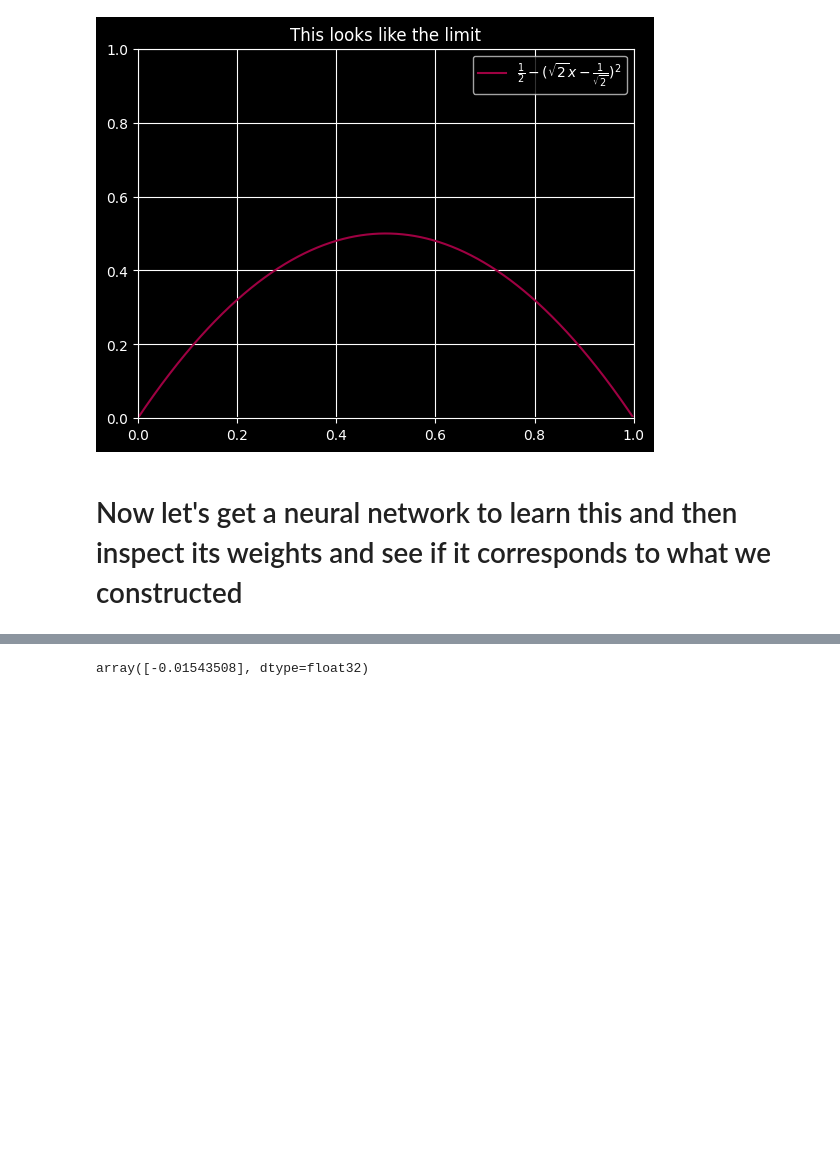
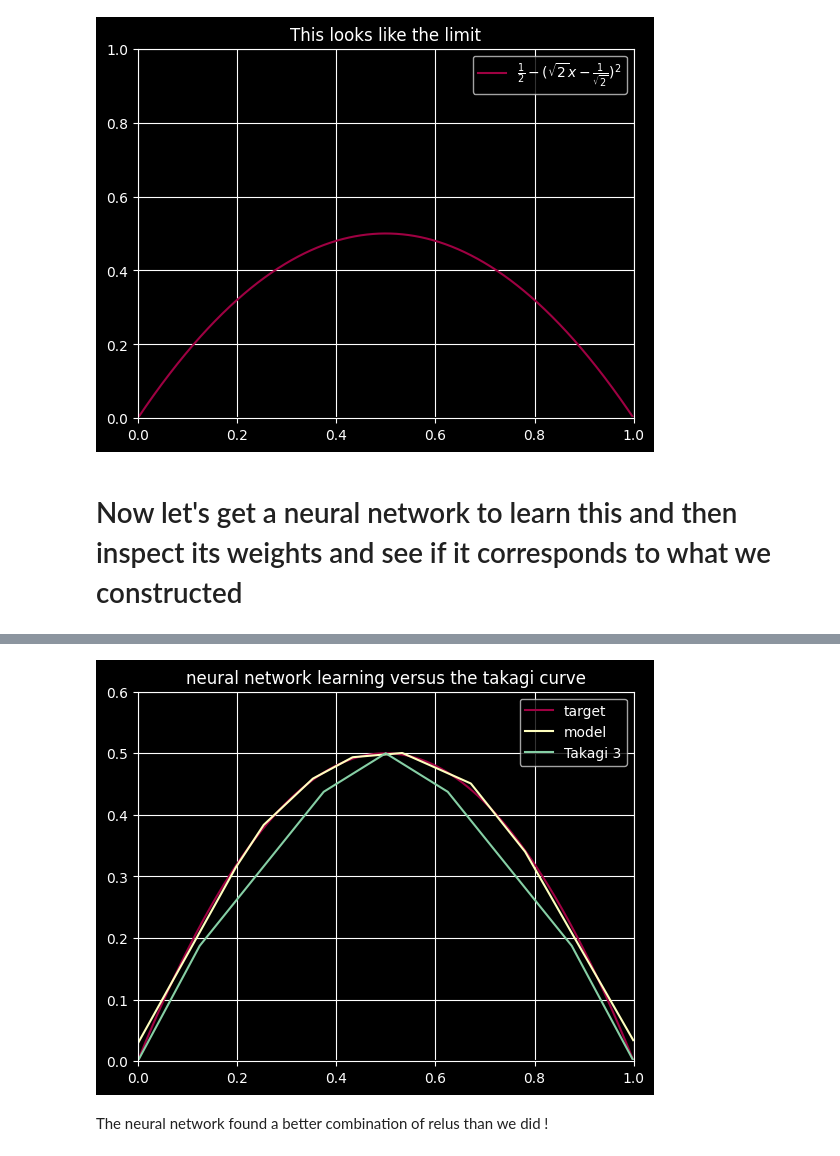
Before and after one commit to Hadrien-Cornier/cool-nn-stuff, a Jupyter notebook: 1 - All Polynomials From Relus/polynomials_from_relus.ipynb, the cells around one changed output, grey strips where cells are left out. Saved outputs shown, nothing was run; the diff lists cells and outputs as text; code cells hidden in the pictures; blank space fills up the shorter version.

Commit message:
finished training and comparison and the NN is better than us

```diff
--- a/1 - All Polynomials From Relus/polynomials_from_relus.ipynb
+++ b/1 - All Polynomials From Relus/polynomials_from_relus.ipynb
@@ -208,34 +242,63 @@ from tinygrad import nn
 # %%
-HIDDEN_UNITS = 4
-LEARNING_RATE = 0.01
-TRAIN_STEPS = 100
-BATCH_SIZE = 32
 # First we generate the X2 data from the takagi sum
 class Model:
 
-    def __init__(self, hidden_state=HIDDEN_UNITS) -> None:
-        self.l1 = nn.Linear(1, hidden_state)
-        self.l2 = nn.Linear(hidden_state, 1)
+    def __init__(self, hidden_state: int) -> None:
+        self.hidden_layer = nn.Linear(1, hidden_state)
+        self.output_layer = nn.Linear(hidden_state, 1)
 
     def __call__(self, x: Tensor) -> Tensor:
-        return self.l2(self.l1(x).relu())
+        return self.output_layer(self.hidden_layer(x).relu())
+
+    def L1(self) -> Tensor:
+        return self.hidden_layer.weight.abs().sum() + self.hidden_layer.bias.abs().sum() + self.output_layer.weight.abs().sum() + self.output_layer.bias.abs().sum()
+
+    def L2(self) -> Tensor:
+        return self.hidden_layer.weight.square().sum() + self.hidden_layer.bias.square().sum() + self.output_layer.weight.square().sum() + self.output_layer.bias.square().sum()
 
 def target(x: Tensor) -> Tensor:
     return 0.5-((2**0.5)*x-1/(2**0.5))**2
 
-model = Model()
-opt = nn.optim.Adam(nn.state.get_parameters(model), lr=LEARNING_RATE)
 
-def train_step(x:Tensor, y:Tensor) -> Tensor:
+def train_step(x:Tensor, y:Tensor, model: Model, opt: nn.optim.LAMB, lr_schedule: LR_Scheduler) -> Tensor:
     y_pred = model(x)
-    loss = (y_pred - y).square().mean()
+    loss = (y_pred - y).square().mean() + 0.0001 * (model.L2())# + 0.0001 * (model.L2())
     opt.zero_grad()
     loss.backward()
     opt.step()
+    lr_schedule.step()
     return loss
 
-for i in range(TRAIN_STEPS):
-      samples = Tensor.rand(BATCH_SIZE, 1).realize()
-      y = target(samples)
-      print(f"loss at train_step = {i} : {train_step(samples, y).numpy()}")
+
+def train_model(hidden_units:int = 2, lr:float = 0.01, steps:int = 1001, bs:int = 32768) -> Model:
+    model = Model(hidden_state=hidden_units)
+    opt = nn.optim.Adam(nn.state.get_parameters(model), lr)
+    lr_schedule = OneCycleLR(opt, max_lr=0.1, div_factor=100, final_div_factor=100, total_steps=steps, pct_start=0.5)
+    old_lr = opt.lr.numpy()
+    for i in range(steps):
+        samples = Tensor.rand(bs, 1).realize()
+        y = target(samples)
+        loss = train_step(samples, y, model, opt, lr_schedule)
+        if i%100 == 0:
+            print(f"lr = {opt.lr.numpy()[0]}")
+            print(f"loss at train_step = {i} : {loss.numpy()}")
+    return model
+
+def plot_model(model) -> None:
+    p(target(Tensor(X.astype(np.float32)).reshape(-1,1)).numpy(), "target", color=color_cycle(0.0))
+    p(model(Tensor(X.astype(np.float32)).reshape(-1,1)).numpy(), "model", color=color_cycle(0.5))
+    p(T_1(X)+T_2(X)+T_3(X), "Takagi 3", color=color_cycle(0.75))
+    plt_setup(xlim=(0,1), ylim=(0,1/2+0.1), title="neural network learning versus the takagi curve" )
+    plt.legend(loc='best')
+    plt.show()
+
+# P_1 is 2 hidden units
+# P_2 is 4 hidden units
+# P_3 is 10 hidden units
+# T_1 is 2 hidden units (T_1=P_1)
+# T_2 is 8 hidden units (2 P_2s)
+# T_3 is 40 hidden units (4 P3s)
+# T_1 + T_2 + T_3 is 50 hidden units
+model = train_model(hidden_units=50)
+plot_model(model) # will this converge to Takagi 1 ?
 # %% [output]
@@ -259,7 +322,3 @@ loss at train_step = 99 : 0.02007470652461052
+[figure, added]
-# %%
-model.l1.weight.numpy()
-model.l1.bias.numpy()
-model.l2.weight.numpy()
-model.l2.bias.numpy()
-# %% [output]
-array([-0.01543508], dtype=float32)
+# %% [markdown]
+The neural network found a better combination of relus than we did !
```
Also changed, not shown: parts of 4 cells of this notebook.
